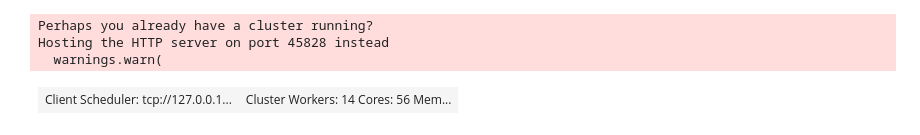
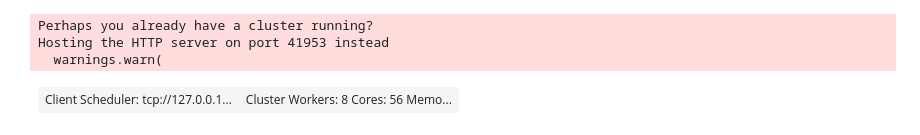
Before and after one commit to NoeLahaye/ITideNATL, a Jupyter notebook: code/compute_mean_stratif.ipynb, the cells around one changed output. Drawn from its saved outputs; the diff is of its cells as text; code cells hidden in the pictures.

```diff
--- a/code/compute_mean_stratif.ipynb
+++ b/code/compute_mean_stratif.ipynb
@@ -16,14 +21,14 @@ from xgcm import Grid
 from itidenatl.eos import bvf2
 # %%
 from dask.distributed import Client, LocalCluster, wait
-cluster = LocalCluster(threads_per_worker=4) #n_workers=24, threads_per_worker=1, memory_limit=8e6,silence_logs=50
+cluster = LocalCluster(threads_per_worker=7) #n_workers=24, threads_per_worker=1, memory_limit=8e6,silence_logs=50
 client = Client(cluster)
 client
 # %% [output]
 Perhaps you already have a cluster running?
-Hosting the HTTP server on port 45828 instead
+Hosting the HTTP server on port 41953 instead
   warnings.warn(
-| Client Scheduler: tcp://127.0.0.1... | Cluster Workers: 14 Cores: 56 Mem... |
+| Client Scheduler: tcp://127.0.0.1... | Cluster Workers: 8 Cores: 56 Memo... |
 # %%
 scratch = Path(os.getenv("SCRATCHDIR"))
 grid_path = scratch #Path("/store/CT1/hmg2840/lbrodeau/eNATL60/eNATL60-I/")
```
Also changed, not shown: parts of 42 cells of this notebook, 2 other files.
